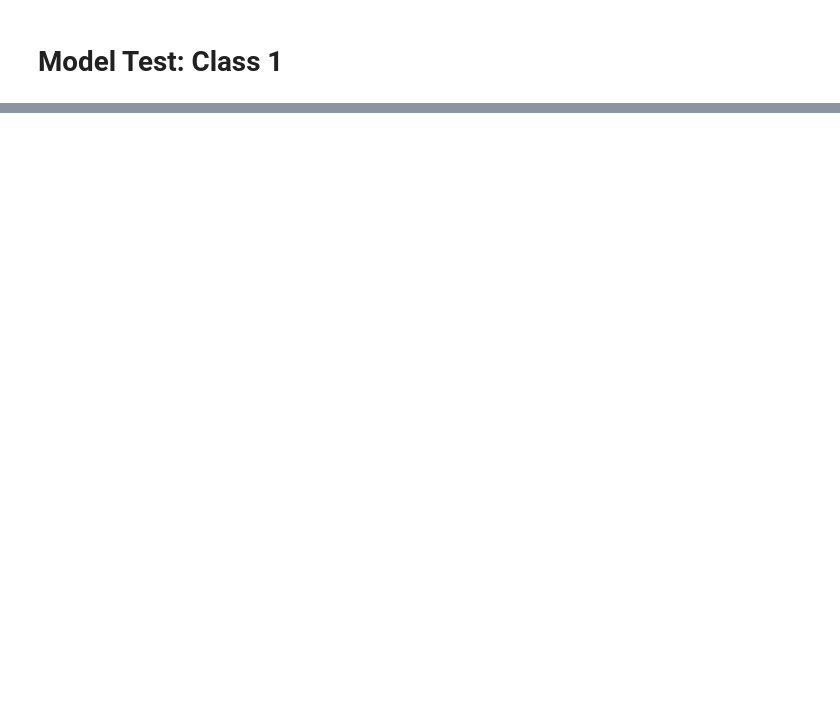
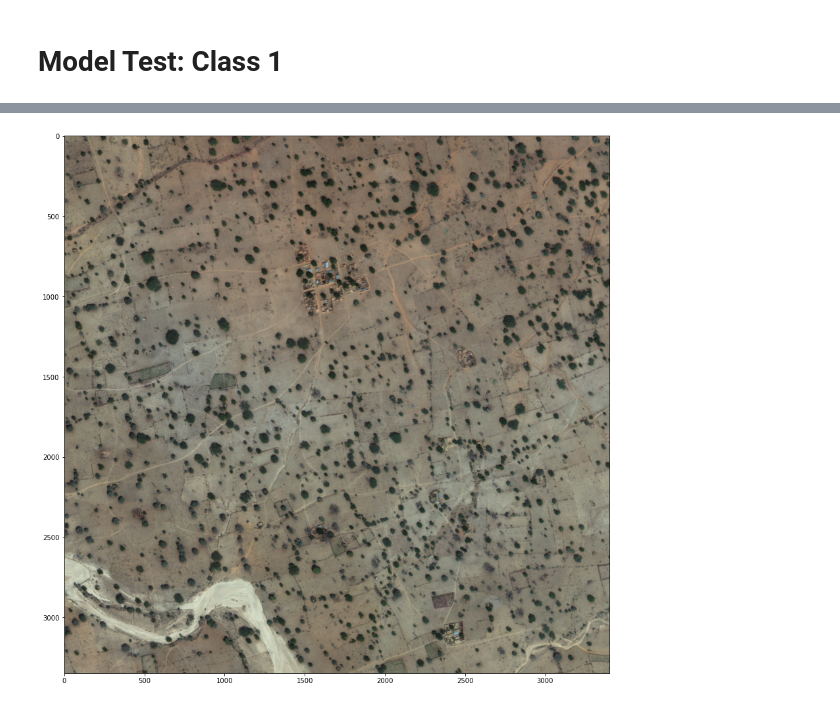
Before and after one commit to dsmoot/udacity_ml_engineer_projects, a Jupyter notebook: 3_Capstone/data_prep.ipynb, the cells around one changed output, grey strips where cells are left out. Cells and saved outputs as stored; diff of their text form; code cells hidden in the pictures; blank space fills up the shorter version.

```diff
--- a/3_Capstone/data_prep.ipynb
+++ b/3_Capstone/data_prep.ipynb
@@ -538,0 +519,6 @@ array([5, 0, 4, ..., 5, 6, 8], dtype=uint8)
+# %%
+fig, axes = plt.subplots(1,figsize=(15,15))
+with rasterio.open(os.path.join('three_band','6060_2_3'+".tif")) as raster:
+    rasterio.plot.show(utils.scale_pixels(raster))
+# %% [output]
+[figure, added]
```
Also changed, not shown: parts of 54 cells of this notebook, 1 other file.
